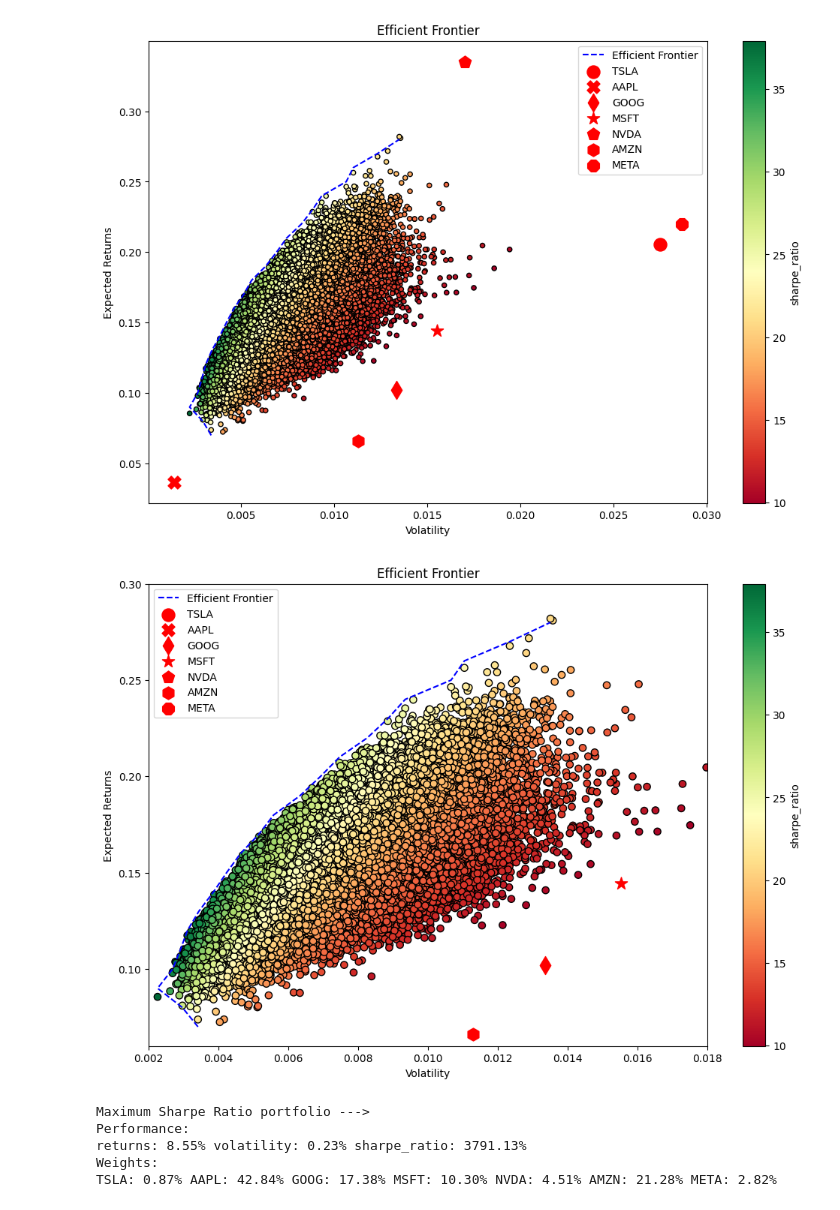
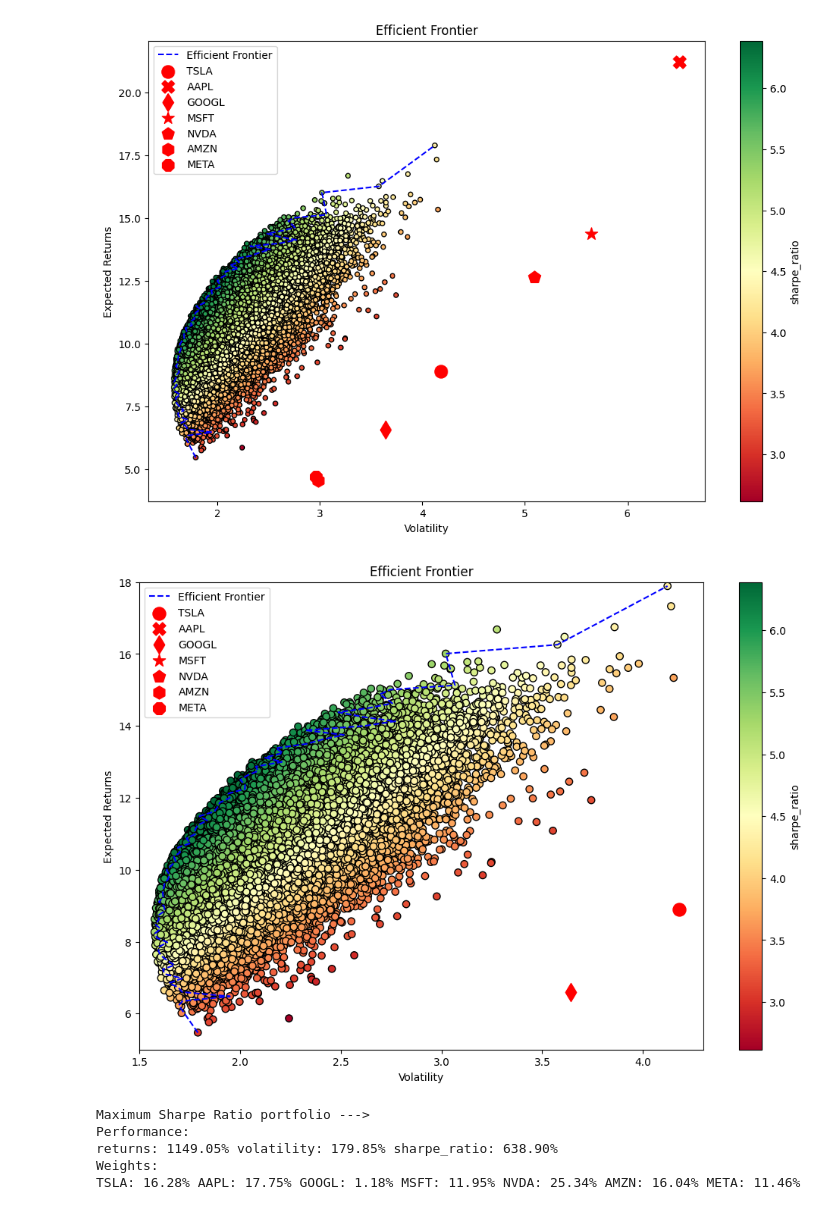
Before and after one commit to diyizhilunba/Python-for-Finance, a Jupyter notebook: monto-carlo-RNN.ipynb, the cells around one changed output. Cells and saved outputs as stored; diff of their text form; code cells hidden in the pictures.

```diff
--- a/monto-carlo-RNN.ipynb
+++ b/monto-carlo-RNN.ipynb
@@ -11,14 +11,17 @@ rcParams['figure.figsize'] = (12, 8)
 # data parameters
 n_monto_carlo = 10 ** 5
 n_assets = 7
-risky_asset = ['TSLA', 'AAPL', 'GOOG', 'MSFT', 'NVDA', 'AMZN', 'META']
+risky_asset = ['TSLA', 'AAPL', 'GOOGL', 'MSFT', 'NVDA', 'AMZN', 'META']
 # %%
 # download the data
-prices_df = pd.read_csv("yishuhan.csv")
-prices_df = prices_df.drop(columns=['Unnamed: 0'])
-prices_df['Date'] = pd.date_range(start='2022-09-21', end='2023-01-18', freq='D')
+prices_df = pd.read_csv("RNN.csv")
+prices_df = prices_df[1261:]
+for i in risky_asset:
+    prices_df.drop(columns=[f'Observed_{i}'], inplace=True)
+    prices_df.drop(columns=[f'Train_Prediction_{i}'], inplace=True)
 prices_df.set_index('Date', inplace=True)
 print(f'read {prices_df.shape[0]} rows of data.')
 N_DAYS = prices_df.shape[0]
-prices_df.head(3)
+prices_df = prices_df.dropna()
+prices_df.head()
 # %% [output]
@@ -31,5 +36,7 @@ read 120 rows of data.
 # %%
 # show the percentage returns
-returns_df = prices_df
+
+returns_df = prices_df.pct_change()
+returns_df.dropna(inplace=True)
 returns_df.head()
 # %% [output]
@@ -119,26 +126,26 @@ for asset_index in range(n_assets):
 ax.legend()
 plt.show()
 # %% [output]
-[figure, old version]
+[figure, new version]
 # %%
 # a bigger figure
 fig, ax = plt.subplots()
 portf_results_df.plot(kind='scatter', x='volatility', y='returns', c='sharpe_ratio',\
                       cmap='RdYlGn', edgecolors='black', ax=ax, s = 45)
-ax.set(xlabel='Volatility', ylabel='Expected Returns', title='Efficient Frontier',\
-       xlim = (0.002, 0.018), ylim = (0.06, 0.3))
+ax.set(xlabel='Volatility', ylabel='Expected Returns', title='Efficient Frontier(scale up)',\
+       xlim = (1.5, 4.3), ylim = (5, 18))
 ax.plot(portf_vol_ef, portf_rtns_ef, 'b--', label='Efficient Frontier')
 for asset_index in range(n_assets):
     ax.scatter(x=np.sqrt(cov_mat.iloc[asset_index, asset_index]),
                 y=avg_returns[asset_index],
                 marker=MARKS[asset_index],
                 s=150,
                 color='red',
                 label=risky_asset[asset_index])
 ax.legend()
 plt.show()
 # %% [output]
-[figure, old version]
+[figure, new version]
 # %%
 max_sharpe_ind = np.argmax(portf_results_df.sharpe_ratio)
 max_sharpe_portf = portf_results_df.loc[max_sharpe_ind]
@@ -156,9 +163,9 @@ for x, y in zip(risky_asset, weights[np.argmax(portf_results_df.sharpe_ratio)]):
 # %% [output]
 Maximum Sharpe Ratio portfolio --->
 Performance:
-returns: 8.55% volatility: 0.23% sharpe_ratio: 3791.13%
+returns: 1149.05% volatility: 179.85% sharpe_ratio: 638.90%
 Weights:
-TSLA: 0.87% AAPL: 42.84% GOOG: 17.38% MSFT: 10.30% NVDA: 4.51% AMZN: 21.28% META: 2.82%
+TSLA: 16.28% AAPL: 17.75% GOOGL: 1.18% MSFT: 11.95% NVDA: 25.34% AMZN: 16.04% META: 11.46%
 # %%
 print('Minimum Volatility portfolio --->')
 print('Performance:')
```
Also changed, not shown: parts of 6 cells of this notebook, 4 other files.
